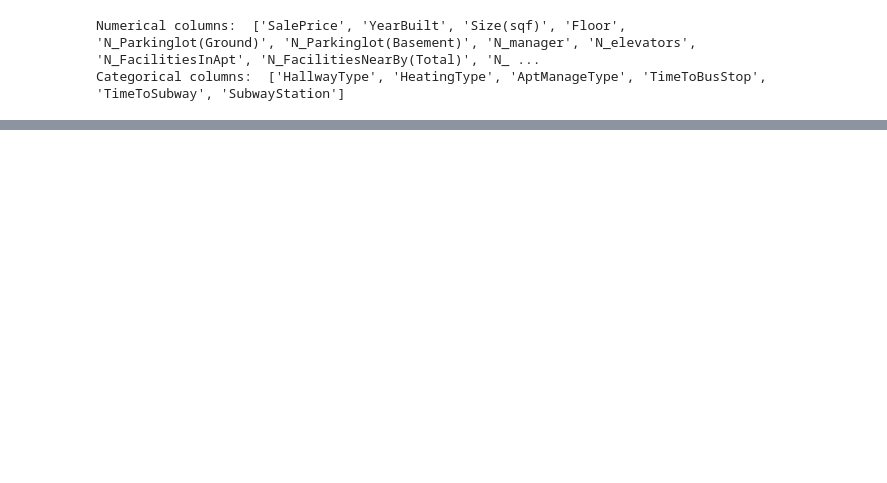
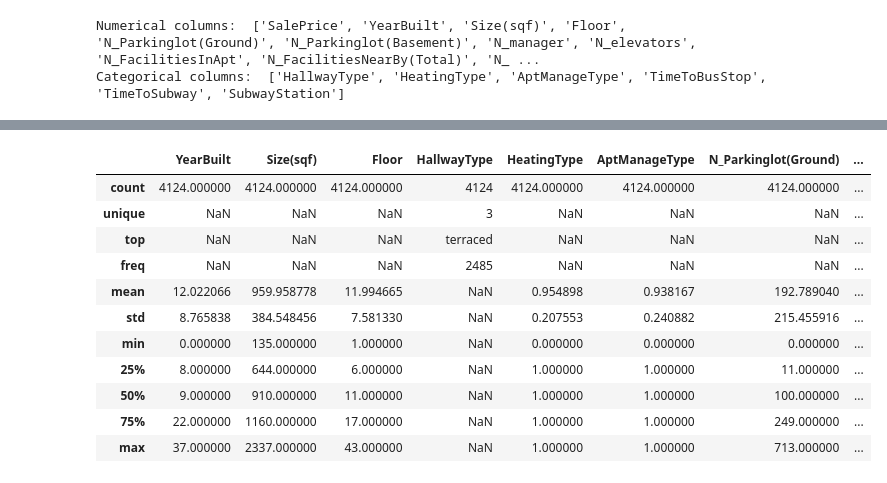
Before and after one commit to Kubasz091/Proj_2_ssne, a Jupyter notebook: solution.ipynb, the cells around one changed output, grey strips where cells are left out. Cells and saved outputs as stored; diff of their text form; code cells hidden in the pictures; blank space fills up the shorter version.

```diff
--- a/solution.ipynb
+++ b/solution.ipynb
@@ -184,0 +255,18 @@ categorical_columns = []
+# %%
+# turn year build to age
+df['YearBuilt'] = 2015 - df['YearBuilt']
+# %%
+df.describe(include='all')
+# %% [output]
+|  | YearBuilt | Size(sqf) | Floor | HallwayType | HeatingType | AptManageType | N_Parkinglot(Ground) | ... |
+| count | 4124.000000 | 4124.000000 | 4124.000000 | 4124 | 4124.000000 | 4124.000000 | 4124.000000 | ... |
+| unique | NaN | NaN | NaN | 3 | NaN | NaN | NaN | ... |
+| top | NaN | NaN | NaN | terraced | NaN | NaN | NaN | ... |
+| freq | NaN | NaN | NaN | 2485 | NaN | NaN | NaN | ... |
+| mean | 12.022066 | 959.958778 | 11.994665 | NaN | 0.954898 | 0.938167 | 192.789040 | ... |
+| std | 8.765838 | 384.548456 | 7.581330 | NaN | 0.207553 | 0.240882 | 215.455916 | ... |
+| min | 0.000000 | 135.000000 | 1.000000 | NaN | 0.000000 | 0.000000 | 0.000000 | ... |
+| 25% | 8.000000 | 644.000000 | 6.000000 | NaN | 1.000000 | 1.000000 | 11.000000 | ... |
+| 50% | 9.000000 | 910.000000 | 11.000000 | NaN | 1.000000 | 1.000000 | 100.000000 | ... |
+| 75% | 22.000000 | 1160.000000 | 17.000000 | NaN | 1.000000 | 1.000000 | 249.000000 | ... |
+| max | 37.000000 | 2337.000000 | 43.000000 | NaN | 1.000000 | 1.000000 | 713.000000 | ... |
```
Also changed, not shown: parts of 34 cells of this notebook.
